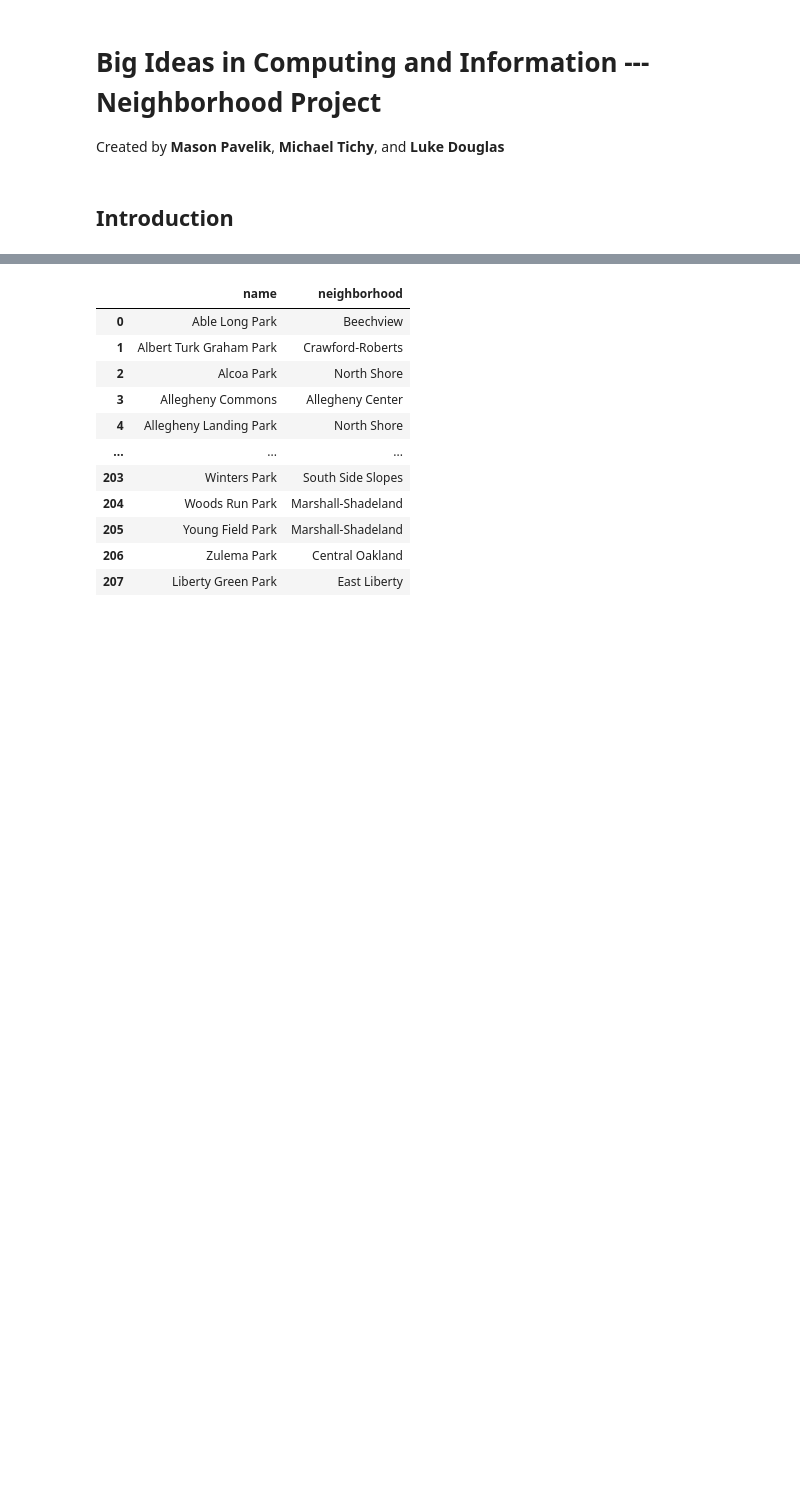
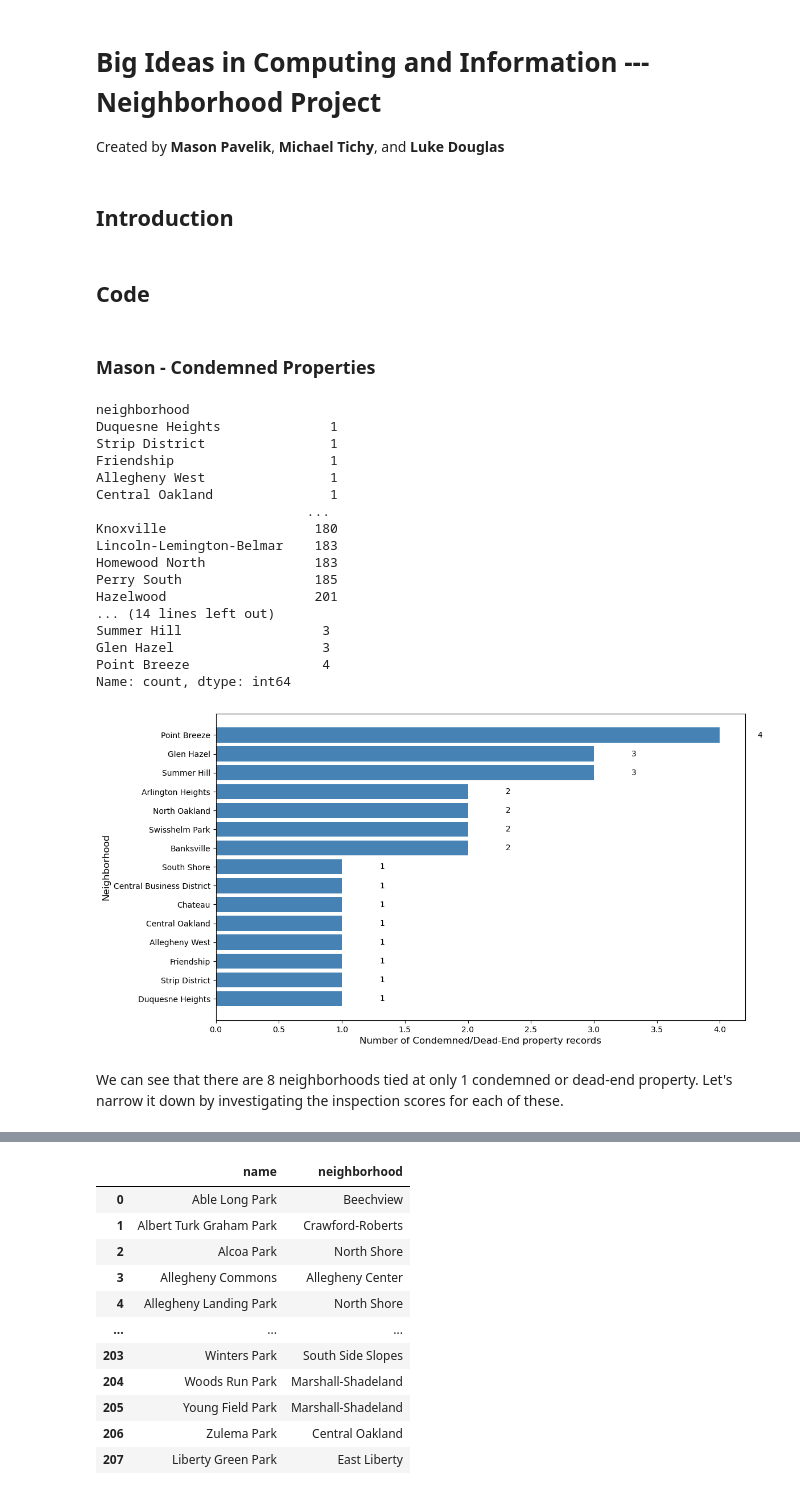
Before and after one commit to cuddlycactus21/big-ideas-final-project, a Jupyter notebook: main.ipynb, the cells around one changed output, grey strips where cells are left out. Cells and saved outputs as stored; diff of their text form; code cells hidden in the pictures; blank space fills up the shorter version.

```diff
--- a/main.ipynb
+++ b/main.ipynb
@@ -3,3 +3,53 @@
 Created by **Mason Pavelik**, **Michael Tichy**, and **Luke Douglas**
 # %% [markdown]
 ## Introduction
+# %% [markdown]
+## Code
+# %% [markdown]
+### Mason - Condemned Properties
+# %%
+import pandas as pd
+import matplotlib.pyplot as plt
+
+df = pd.read_csv('condemnedanddead-endproperties.csv')
+df.head()
+
+#This counts how many rows, property records, each neighborhood has
+#Then sorts from lowest to highest because fewest condemned houses is the best neighborhood
+neighborhood_counts = df['neighborhood'].value_counts().sort_values(ascending=True)
+print(neighborhood_counts)
+
+#This takes the first 15 neighborhoods from the sorted list
+best_neighborhoods = neighborhood_counts.head(15)
+print(best_neighborhoods)
+
+plt.figure(figsize=(12,7))
+plt.barh(best_neighborhoods.index, best_neighborhoods.values, color = 'steelblue')
+plt.xlabel('Number of Condemned/Dead-End property records', fontsize=12)
+plt.ylabel('Neighborhood', fontsize=12)
+
+for i, value in enumerate(best_neighborhoods.values):
+    plt.text(value + 0.3, i, str(value), va='center', fontsize = 10)
+
+plt.show()
+# %% [output]
+neighborhood
+Duquesne Heights              1
+Strip District                1
+Friendship                    1
+Allegheny West                1
+Central Oakland               1
+                           ...
+Knoxville                   180
+Lincoln-Lemington-Belmar    183
+Homewood North              183
+Perry South                 185
+Hazelwood                   201
+... (14 lines left out)
+Summer Hill                  3
+Glen Hazel                   3
+Point Breeze                 4
+Name: count, dtype: int64
+[figure, added]
+# %% [markdown]
+We can see that there are 8 neighborhoods tied at only 1 condemned or dead-end property. Let's narrow it down by investigating the inspection scores for each of these.
```
Also changed, not shown: parts of 15 cells of this notebook.
